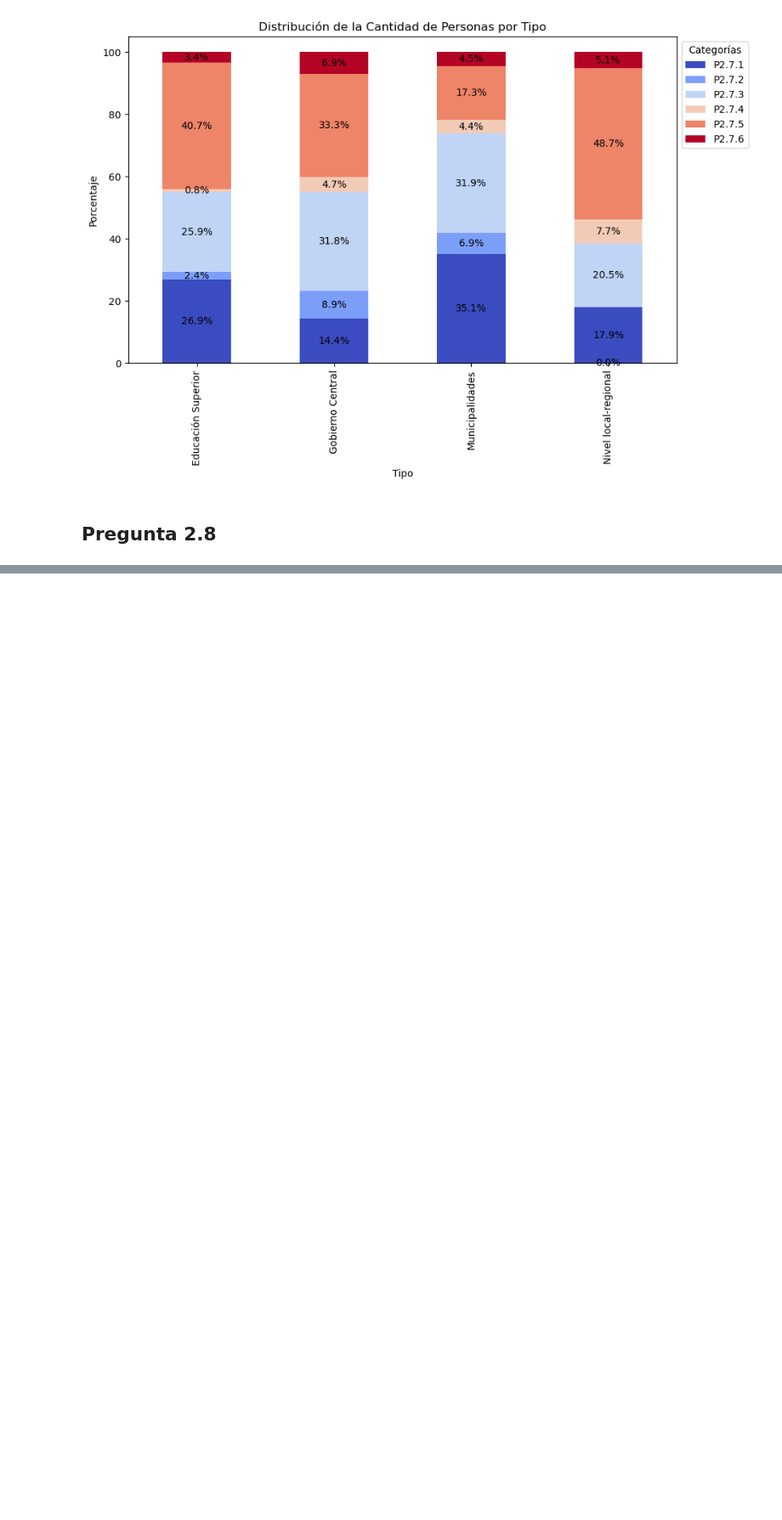
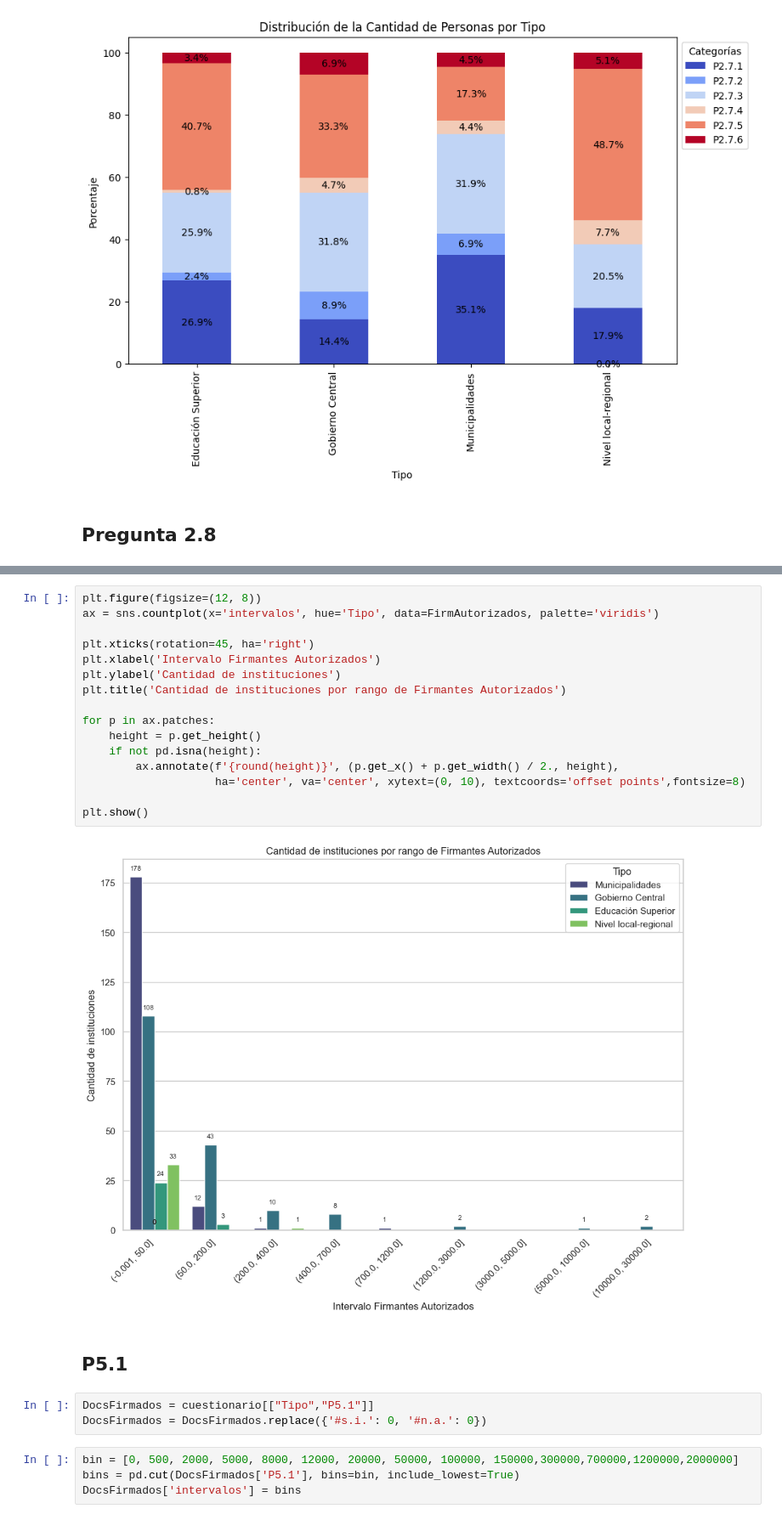
Before and after one commit to alejoGonc/EGD-CameronPartners, a Jupyter notebook: main.ipynb, the cells around one changed output, grey strips where cells are left out. Shown at 85% size. Cells and saved outputs as stored; diff of their text form; blank space fills up the shorter version.

```diff
--- a/main.ipynb
+++ b/main.ipynb
@@ -301,0 +326,27 @@ ProfPorPerfil
+# %%
+plt.figure(figsize=(12, 8))
+ax = sns.countplot(x='intervalos', hue='Tipo', data=FirmAutorizados, palette='viridis')
+
+plt.xticks(rotation=45, ha='right')
+plt.xlabel('Intervalo Firmantes Autorizados')
+plt.ylabel('Cantidad de instituciones')
+plt.title('Cantidad de instituciones por rango de Firmantes Autorizados')
+
+for p in ax.patches:
+    height = p.get_height()
+    if not pd.isna(height):
+        ax.annotate(f'{round(height)}', (p.get_x() + p.get_width() / 2., height),
+                    ha='center', va='center', xytext=(0, 10), textcoords='offset points',fontsize=8)
+
+plt.show()
+# %% [output]
+[figure, added]
+# %% [markdown]
+## P5.1
+# %%
+DocsFirmados = cuestionario[["Tipo","P5.1"]]
+DocsFirmados = DocsFirmados.replace({'#s.i.': 0, '#n.a.': 0})
+# %%
+bin = [0, 500, 2000, 5000, 8000, 12000, 20000, 50000, 100000, 150000,300000,700000,1200000,2000000]
+bins = pd.cut(DocsFirmados['P5.1'], bins=bin, include_lowest=True)
+DocsFirmados['intervalos'] = bins
```
Also changed, not shown: parts of 32 cells of this notebook.
